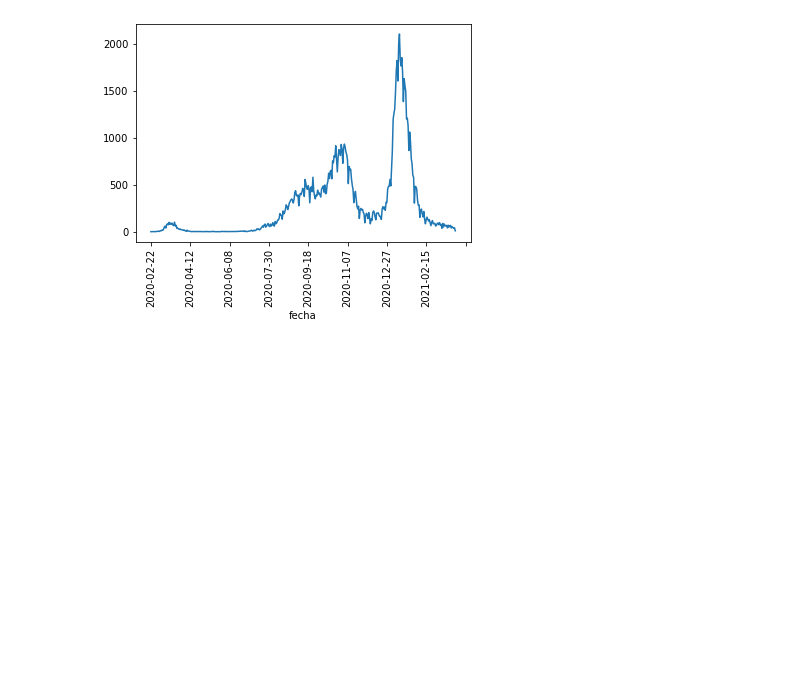
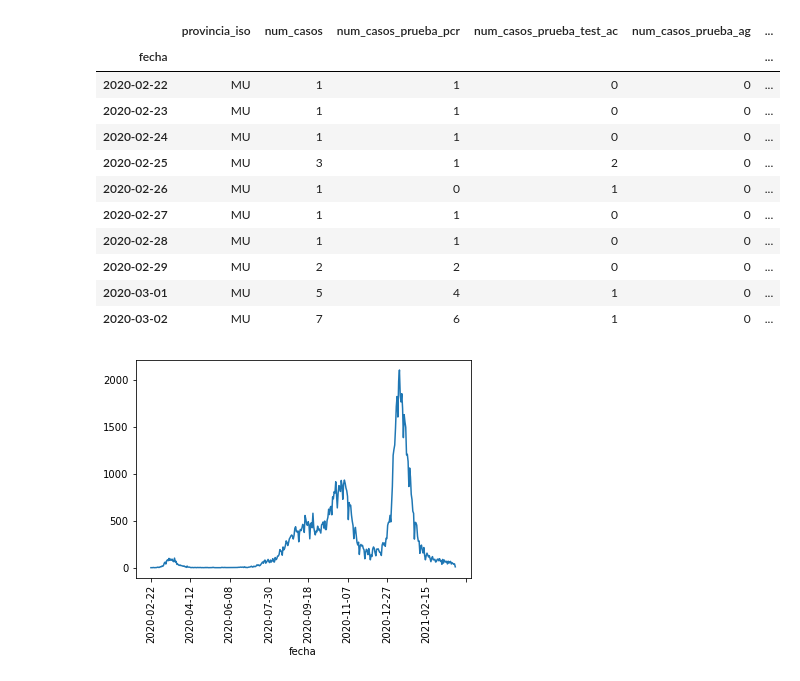
Before and after one commit to CarmenCalvoL/tfg_informatica, a Jupyter notebook: carlosiii-provincia.ipynb, the cells around one changed output. Drawn from its saved outputs; the diff is of its cells as text; code cells hidden in the pictures; blank space fills up the shorter version.

```diff
--- a/carlosiii-provincia.ipynb
+++ b/carlosiii-provincia.ipynb
@@ -15,6 +15,21 @@ df.dropna(axis = 0, inplace = True)
 df_casos_mayor_cero = df[df['num_casos'] != 0]
 # %%
 df_MU = df_casos_mayor_cero[df_casos_mayor_cero['provincia_iso'] == 'MU']
+# %%
+df_MU.head(10)
+# %% [output]
+|  | provincia_iso | num_casos | num_casos_prueba_pcr | num_casos_prueba_test_ac | num_casos_prueba_ag | ... |
+| fecha |  |  |  |  |  | ... |
+| 2020-02-22 | MU | 1 | 1 | 0 | 0 | ... |
+| 2020-02-23 | MU | 1 | 1 | 0 | 0 | ... |
+| 2020-02-24 | MU | 1 | 1 | 0 | 0 | ... |
+| 2020-02-25 | MU | 3 | 1 | 2 | 0 | ... |
+| 2020-02-26 | MU | 1 | 0 | 1 | 0 | ... |
+| 2020-02-27 | MU | 1 | 1 | 0 | 0 | ... |
+| 2020-02-28 | MU | 1 | 1 | 0 | 0 | ... |
+| 2020-02-29 | MU | 2 | 2 | 0 | 0 | ... |
+| 2020-03-01 | MU | 5 | 4 | 1 | 0 | ... |
+| 2020-03-02 | MU | 7 | 6 | 1 | 0 | ... |
 # %%
 df_MU_casos = df_MU['num_casos']
 # Visualización de los datos con un plot simple
```
Also changed, not shown: 2 other files.
